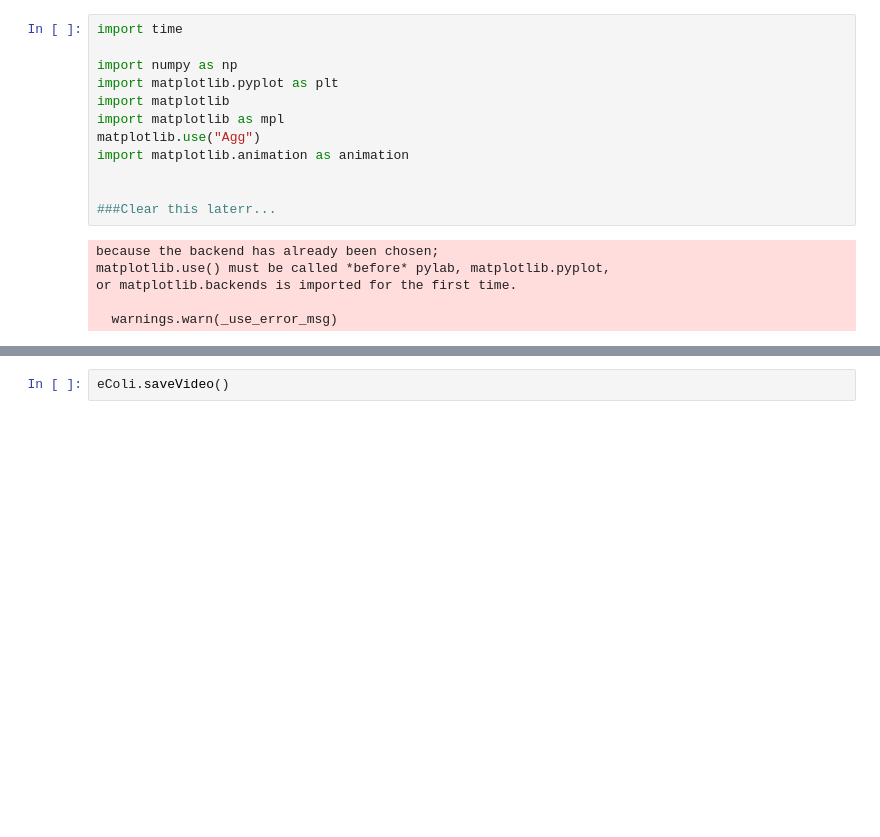
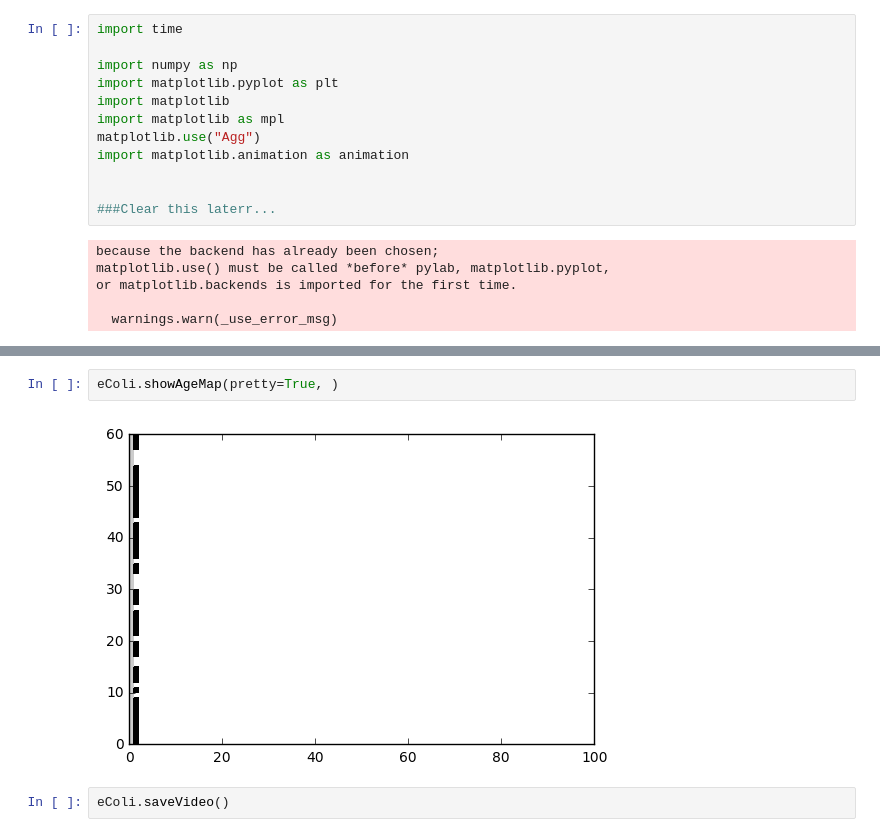
Before and after one commit to Wheele9/Petrdish-simulation, a Jupyter notebook: PetriDish.ipynb, the cells around one changed output, grey strips where cells are left out. Saved outputs shown, nothing was run; the diff lists cells and outputs as text; blank space fills up the shorter version.

```diff
--- a/PetriDish.ipynb
+++ b/PetriDish.ipynb
@@ -241,3 +230,7 @@ eColi.showAgeMap(pretty=False)
+# %%
+eColi.showAgeMap(pretty=True, )
+# %% [output]
+[figure, added]
 # %%
 eColi.saveVideo()
 # %%
```
Also changed, not shown: parts of 8 cells of this notebook.
